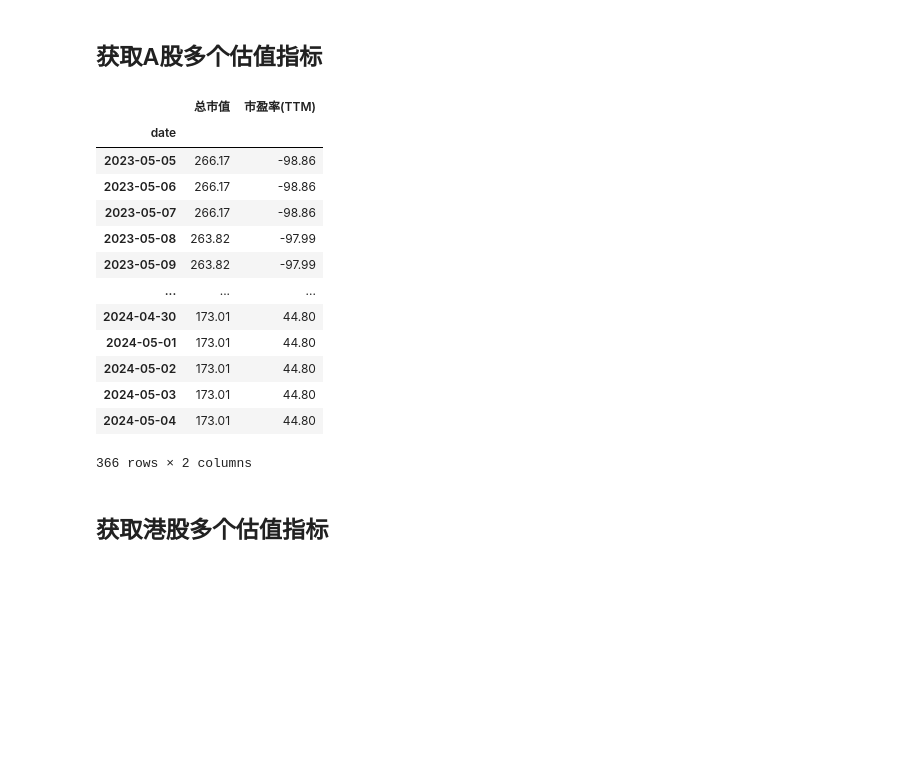
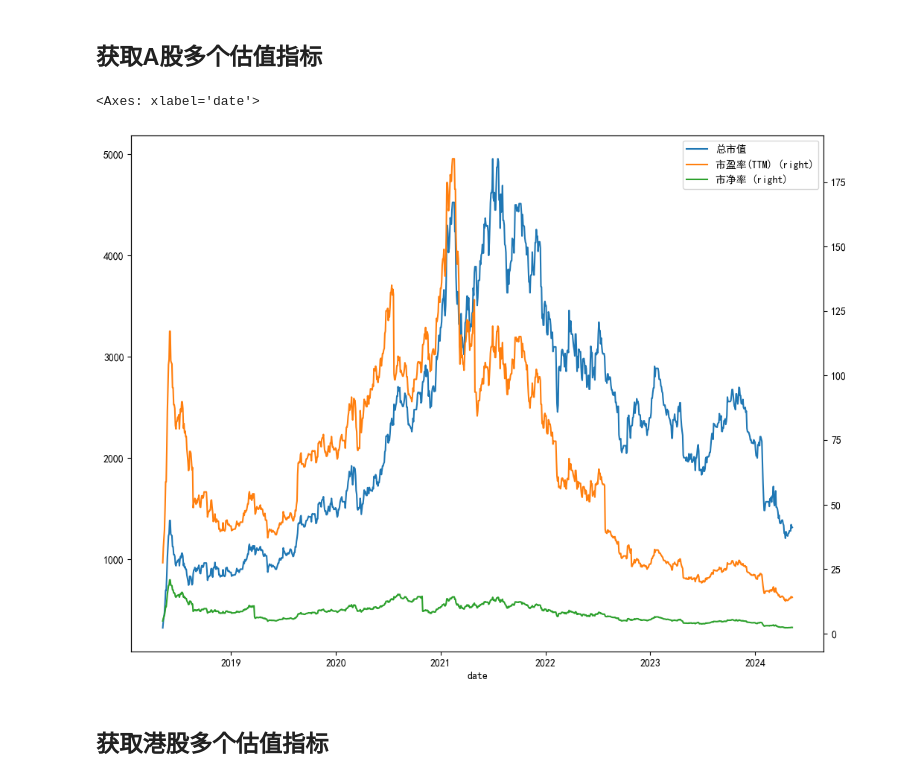
Before and after one commit to tcfh2016/knowledge-map, a Jupyter notebook: Finance/FinTech/akshare/估值指标/akshare_eva.ipynb, the cells around one changed output. Saved outputs shown, nothing was run; the diff lists cells and outputs as text; code cells hidden in the pictures; blank space fills up the shorter version.

```diff
--- a/Finance/FinTech/akshare/估值指标/akshare_eva.ipynb
+++ b/Finance/FinTech/akshare/估值指标/akshare_eva.ipynb
@@ -3,29 +3,18 @@
 # %%
 import pandas as pd
 import akshare as ak
 
 indicator_dfs = []
-for ind in ['总市值', '市盈率(TTM)']:
-    df = ak.stock_zh_valuation_baidu(symbol='002044', indicator=ind, period='近一年')
+for ind in ['总市值', '市盈率(TTM)', '市净率']:
+    df = ak.stock_zh_valuation_baidu(symbol='603259', indicator=ind, period='全部')
     df = df.set_index('date').rename(columns={'value':ind})
     indicator_dfs.append(df)
 
-pd.concat(indicator_dfs, axis=1)
+df = pd.concat(indicator_dfs, axis=1)
+df.plot(figsize=(12, 9), secondary_y=['市盈率(TTM)', '市净率'])
 # %% [output]
-|  | 总市值 | 市盈率(TTM) |
-| date |  |  |
-| 2023-05-05 | 266.17 | -98.86 |
-| 2023-05-06 | 266.17 | -98.86 |
-| 2023-05-07 | 266.17 | -98.86 |
-| 2023-05-08 | 263.82 | -97.99 |
-| 2023-05-09 | 263.82 | -97.99 |
-| ... | ... | ... |
-| 2024-04-30 | 173.01 | 44.80 |
-| 2024-05-01 | 173.01 | 44.80 |
-| 2024-05-02 | 173.01 | 44.80 |
-| 2024-05-03 | 173.01 | 44.80 |
-| 2024-05-04 | 173.01 | 44.80 |
-366 rows × 2 columns
+<Axes: xlabel='date'>
+[figure, added]
 # %% [markdown]
 ## 获取港股多个估值指标
 # %%
```
Also changed, not shown: parts of 1 cell of this notebook, 6 other files.
